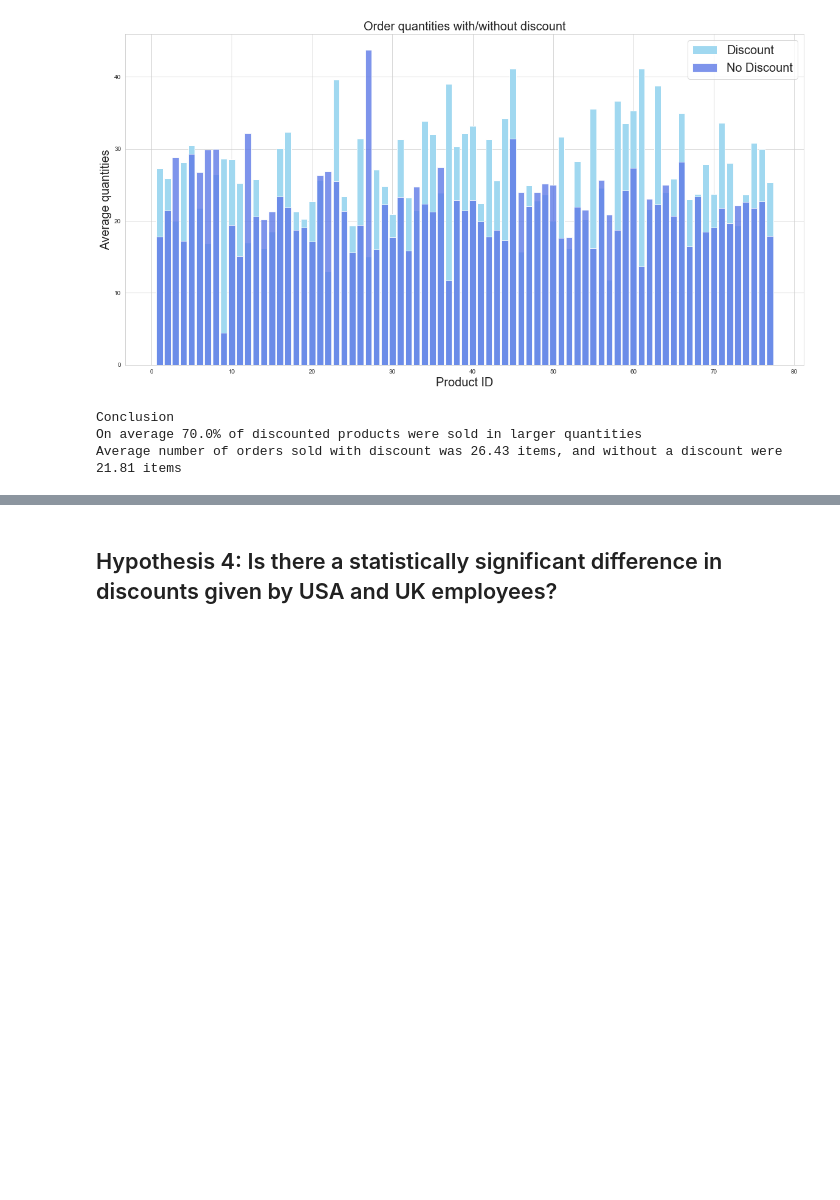
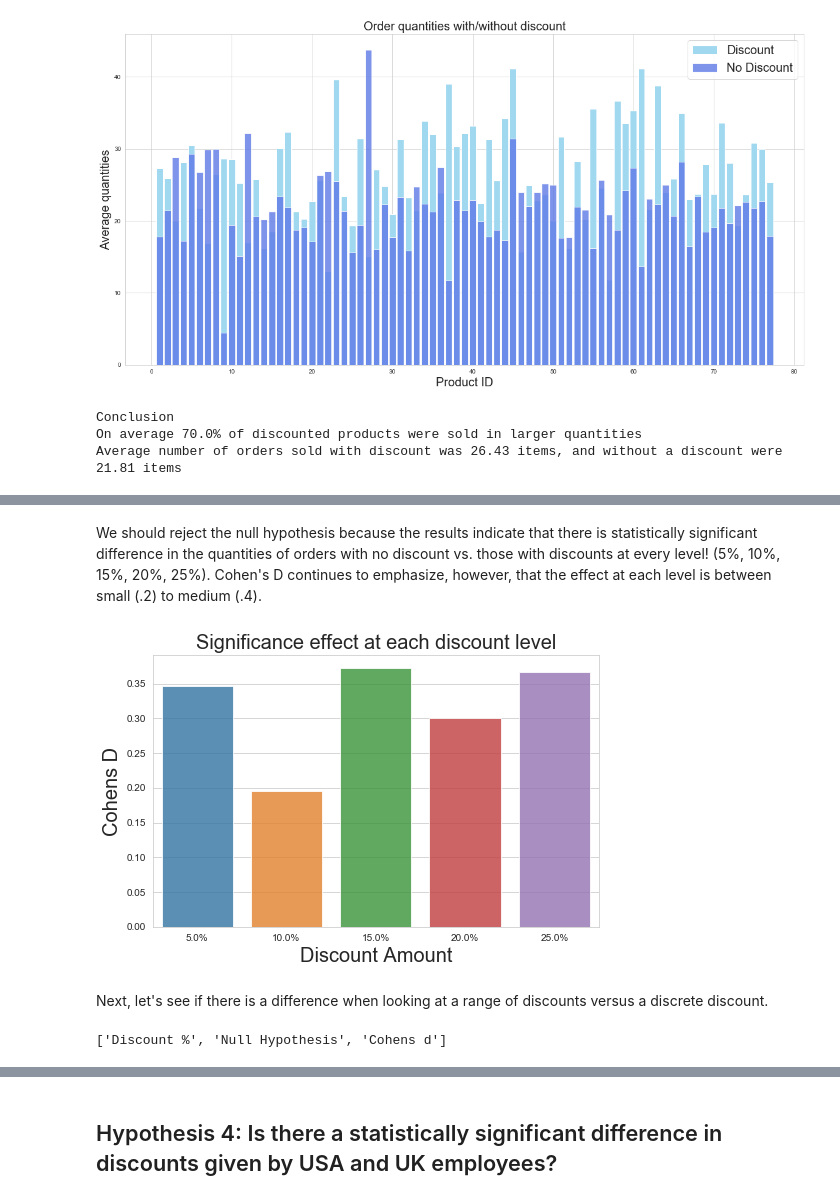
Before and after one commit to melisabardhi/Project2, a Jupyter notebook: Project 2.ipynb, the cells around one changed output, grey strips where cells are left out. Cells and saved outputs as stored; diff of their text form; code cells hidden in the pictures; blank space fills up the shorter version.

```diff
--- a/Project 2.ipynb
+++ b/Project 2.ipynb
@@ -847,0 +629,21 @@ discounts_df
+# %%
+# Store each table as a pandas dataframe
+sql_comm = []
+for i in range(0,len(table_names)):
+    s = "SELECT * FROM " + table_names[i][0]
+    sql_comm.append(s)
+
+employees = pd.read_sql_query(sql_comm[0], conn)
+categories = pd.read_sql_query(sql_comm[1], conn)
+customers = pd.read_sql_query(sql_comm[2], conn)
+shippers = pd.read_sql_query(sql_comm[3], conn)
+
+suppliers = pd.read_sql_query(sql_comm[4], conn)
+products = pd.read_sql_query(sql_comm[6], conn)
+order_details = pd.read_sql_query(sql_comm[7], conn)
+
+cust_cust_demos = pd.read_sql_query(sql_comm[8], conn)
+cust_demos = pd.read_sql_query(sql_comm[9], conn)
+regions = pd.read_sql_query(sql_comm[10], conn)
+territories = pd.read_sql_query(sql_comm[11], conn)
+emp_territories = pd.read_sql_query(sql_comm[12], conn)
@@ -847,0 +723,16 @@ discounts_df
+# %%
+# Create table summarizing all tests for different levels of discount
+discounts_significance_df = pd.DataFrame(columns=['Discount','Null Hypothesis','CohensD'], index=None)
+
+# Dictate discount levels for sample
+discounts = [0.05, 0.1, 0.15, 0.2, 0.25]
+control = OrderDetail_df[OrderDetail_df['Discount']==0]['Quantity']
+
+# For loop generating hypothesis results at each discount level
+for i in discounts:
+    experimental = OrderDetail_df[OrderDetail_df['Discount']==i]['Quantity']
+    st, p = stats.ttest_ind(control, experimental)
+    d = cohens_d(experimental, control)
+    discounts_significance_df = discounts_significance_df.append({'Discount': str(i*100)+'%', 'Null Hypothesis': 'Reject null, there is an effect at this level' if p < 0.5 else 'Fail to reject null: no effect at this level', 'CohensD' : d }, ignore_index=True)
+
+discounts_significance_df
@@ -847,0 +746,21 @@ discounts_df
+# %% [markdown]
+We should reject the null hypothesis because the results indicate that there is statistically significant difference in the quantities of orders with no discount vs. those with discounts at every level! (5%, 10%, 15%, 20%, 25%). Cohen's D continues to emphasize, however, that the effect at each level is between small (.2) to medium (.4).
+# %%
+# Display order of effects at each level
+plt.figure(figsize=(8,5))
+sns.barplot(discounts_significance_df.Discount, discounts_significance_df.CohensD, alpha=0.8)
+plt.title('Significance effect at each discount level',fontsize=20)
+plt.ylabel('Cohens D', fontsize=20)
+plt.xlabel('Discount Amount', fontsize=20)
+plt.show()
+# %% [output]
+[figure, added]
+# %% [markdown]
+Next, let's see if there is a difference when looking at a range of discounts versus a discrete discount.
+# %%
+discounts = np.array([0.05, 0.1, 0.15, 0.2, 0.25])
+comb = itertools.combinations(discounts, 2)
+discount_levels_df = pd.DataFrame(columns=['Discount %','Null Hypothesis','Cohens d'], index=None)
+list(discount_levels_df)
+# %% [output]
+['Discount %', 'Null Hypothesis', 'Cohens d']
```
Also changed, not shown: parts of 130 cells of this notebook, 2 other files.
